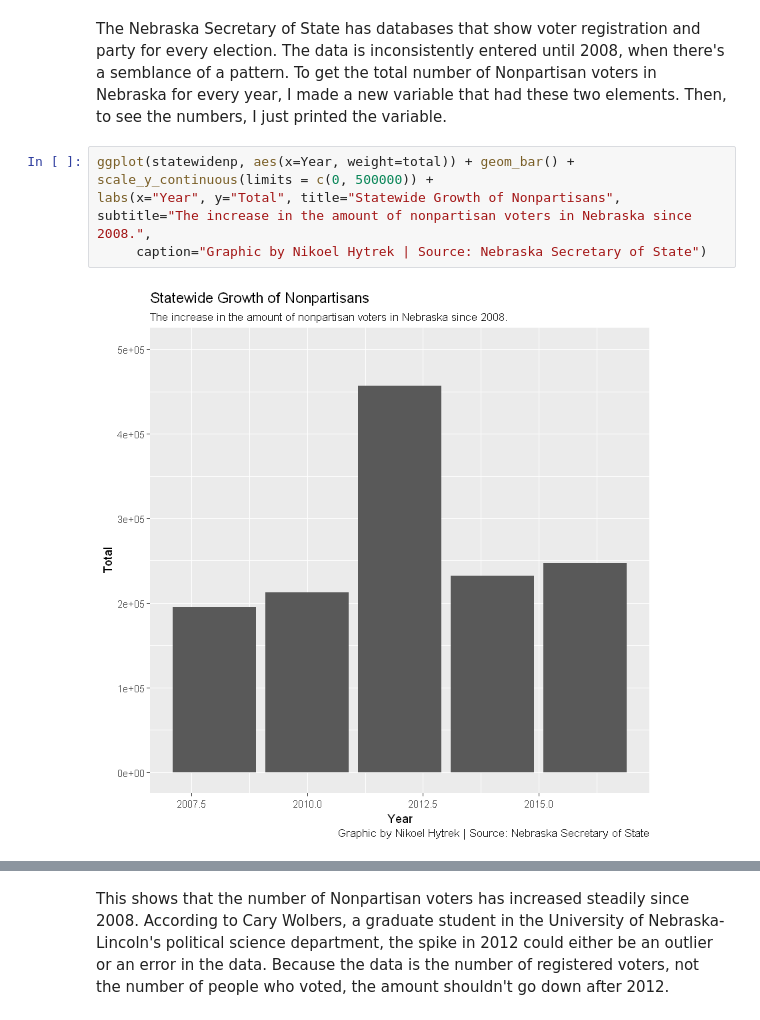
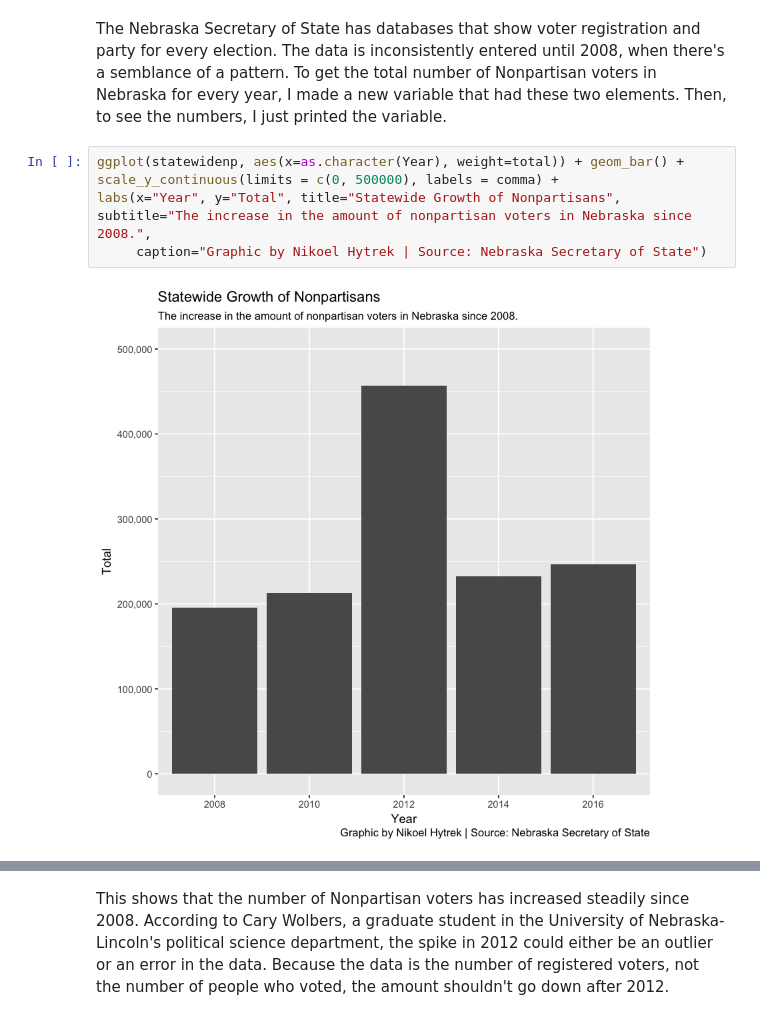
Before and after one commit to NikHytrek/First-project, a Jupyter notebook: project.ipynb, the cells around one changed output, grey strips where cells are left out. Drawn from its saved outputs; the diff is of its cells as text.

```diff
--- a/project.ipynb
+++ b/project.ipynb
@@ -57,9 +48,9 @@ print(statewidenp)
 The Nebraska Secretary of State has databases that show voter registration and party for every election. The data is inconsistently entered until 2008, when there's a semblance of a pattern.
 To get the total number of Nonpartisan voters in Nebraska for every year, I made a new variable that had these two elements. Then, to see the numbers, I just printed the variable.
 # %%
-ggplot(statewidenp, aes(x=Year, weight=total)) + geom_bar() + scale_y_continuous(limits = c(0, 500000)) +
+ggplot(statewidenp, aes(x=as.character(Year), weight=total)) + geom_bar() + scale_y_continuous(limits = c(0, 500000), labels = comma) +
 labs(x="Year", y="Total", title="Statewide Growth of Nonpartisans", subtitle="The increase in the amount of nonpartisan voters in Nebraska since 2008.",
      caption="Graphic by Nikoel Hytrek | Source: Nebraska Secretary of State")
 # %% [output]
-[figure, old version]
+[figure, new version]
 # %% [markdown]
```
Also changed, not shown: parts of 2 cells of this notebook.
